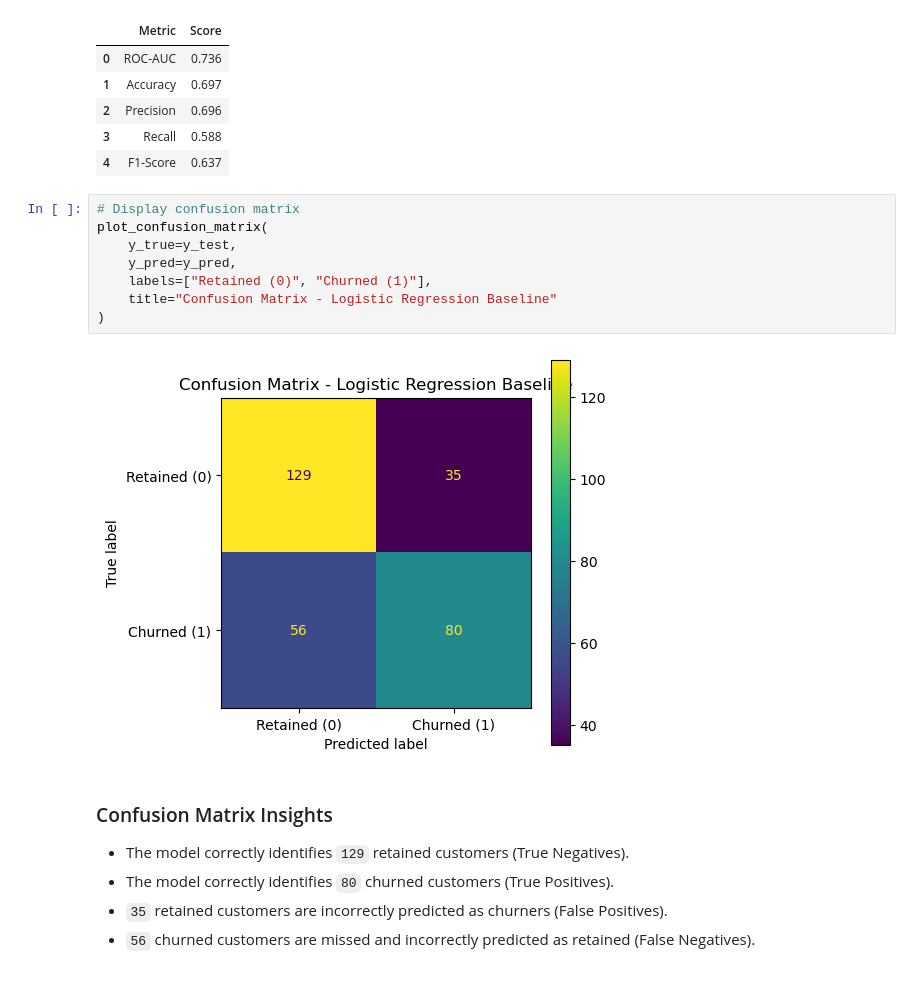
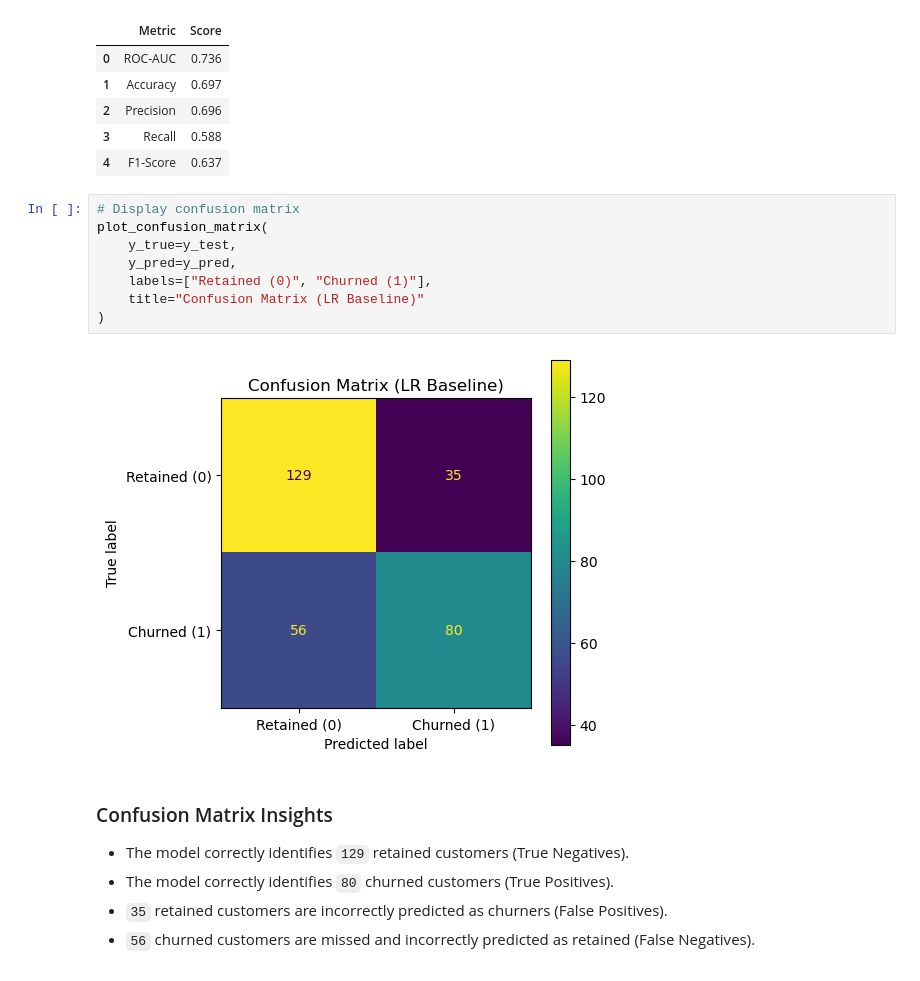
Before and after one commit to AmishaTiwari/ml-model-playbook, a Jupyter notebook: feature_engineering/feature_engineering.ipynb, the cells around one changed output. Drawn from its saved outputs; the diff is of its cells as text.

```diff
--- a/feature_engineering/feature_engineering.ipynb
+++ b/feature_engineering/feature_engineering.ipynb
@@ -1333,13 +1287,13 @@ baseline_metrics
 # %%
 # Display confusion matrix
 plot_confusion_matrix(
     y_true=y_test,
     y_pred=y_pred,
     labels=["Retained (0)", "Churned (1)"],
-    title="Confusion Matrix - Logistic Regression Baseline"
+    title="Confusion Matrix (LR Baseline)"
 )
 # %% [output]
-[figure, old version]
+[figure, new version]
 # %% [markdown]
 ### Confusion Matrix Insights
 
```
Also changed, not shown: parts of 40 cells of this notebook, 1 other file.
